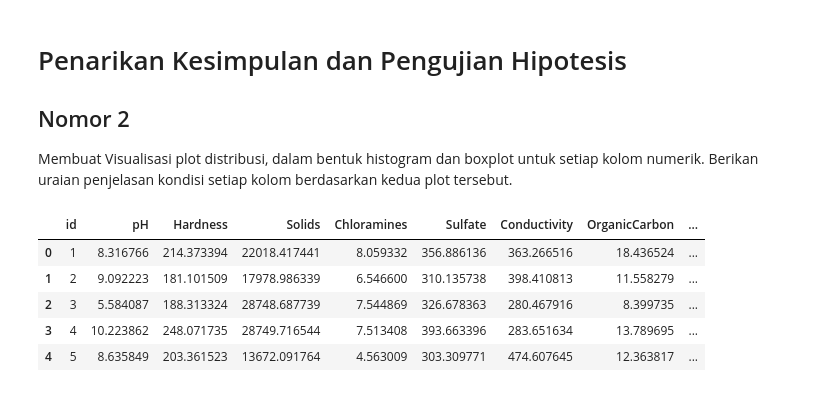
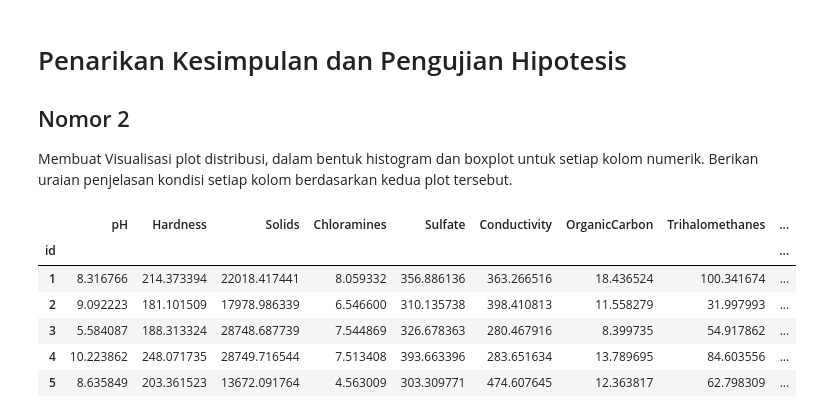
Before and after one commit to ZianTsabit/Tubes-Probstat, a Jupyter notebook: soal2.ipynb, the cells around one changed output. Cells and saved outputs as stored; diff of their text form; code cells hidden in the pictures.

```diff
--- a/soal2.ipynb
+++ b/soal2.ipynb
@@ -7,16 +7,14 @@ Membuat Visualisasi plot distribusi, dalam bentuk  histogram dan boxplot untuk s
 # %%
 import pandas as pd
 import matplotlib.pyplot as plt
-import numpy as np
-from matplotlib import colors
 
-
-df = pd.read_csv("water_potability.csv")
+df = pd.read_csv('water_potability.csv', index_col=0)
 df.head()
 # %% [output]
-|  | id | pH | Hardness | Solids | Chloramines | Sulfate | Conductivity | OrganicCarbon | ... |
-| 0 | 1 | 8.316766 | 214.373394 | 22018.417441 | 8.059332 | 356.886136 | 363.266516 | 18.436524 | ... |
-| 1 | 2 | 9.092223 | 181.101509 | 17978.986339 | 6.546600 | 310.135738 | 398.410813 | 11.558279 | ... |
-| 2 | 3 | 5.584087 | 188.313324 | 28748.687739 | 7.544869 | 326.678363 | 280.467916 | 8.399735 | ... |
-| 3 | 4 | 10.223862 | 248.071735 | 28749.716544 | 7.513408 | 393.663396 | 283.651634 | 13.789695 | ... |
-| 4 | 5 | 8.635849 | 203.361523 | 13672.091764 | 4.563009 | 303.309771 | 474.607645 | 12.363817 | ... |
+|  | pH | Hardness | Solids | Chloramines | Sulfate | Conductivity | OrganicCarbon | Trihalomethanes | ... |
+| id |  |  |  |  |  |  |  |  | ... |
+| 1 | 8.316766 | 214.373394 | 22018.417441 | 8.059332 | 356.886136 | 363.266516 | 18.436524 | 100.341674 | ... |
+| 2 | 9.092223 | 181.101509 | 17978.986339 | 6.546600 | 310.135738 | 398.410813 | 11.558279 | 31.997993 | ... |
+| 3 | 5.584087 | 188.313324 | 28748.687739 | 7.544869 | 326.678363 | 280.467916 | 8.399735 | 54.917862 | ... |
+| 4 | 10.223862 | 248.071735 | 28749.716544 | 7.513408 | 393.663396 | 283.651634 | 13.789695 | 84.603556 | ... |
+| 5 | 8.635849 | 203.361523 | 13672.091764 | 4.563009 | 303.309771 | 474.607645 | 12.363817 | 62.798309 | ... |
```
Also changed, not shown: parts of 3 cells of this notebook.
